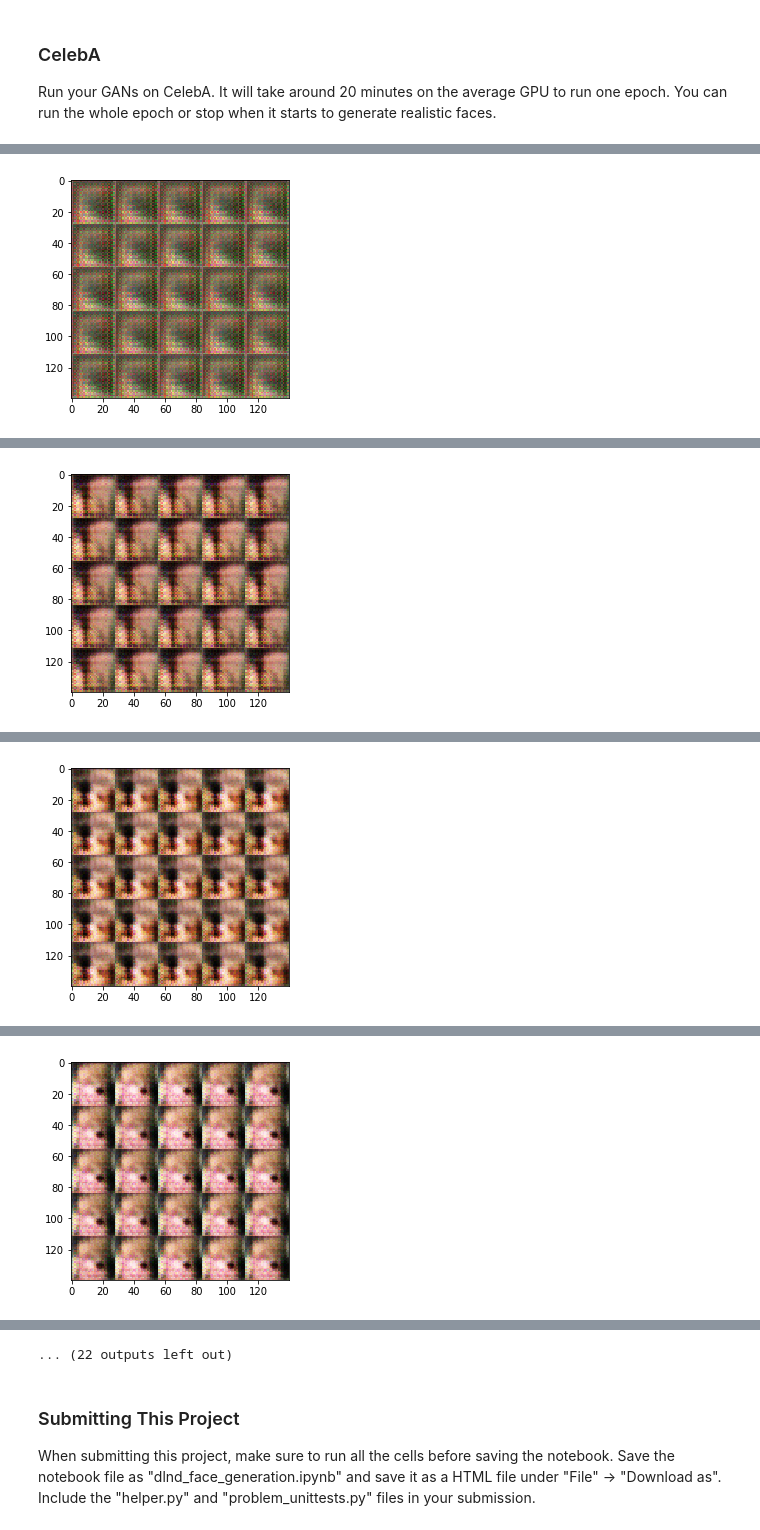
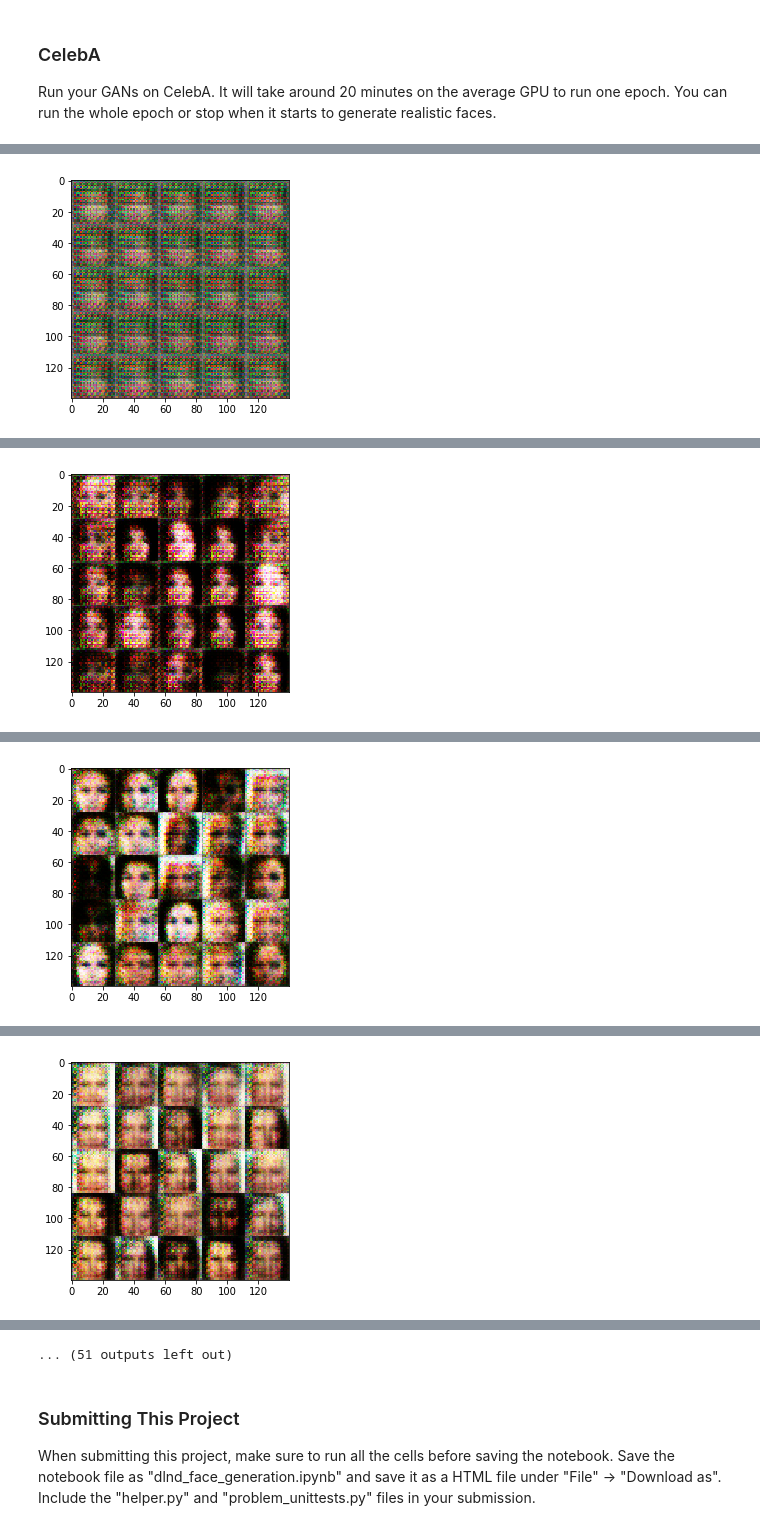
Before and after one commit to gilakos/deep-learning-foundations, a Jupyter notebook: 4_P_GenerateNewFaces/dlnd_face_generation-GA.ipynb, the cells around one changed output, grey strips where cells are left out. Cells and saved outputs as stored; diff of their text form; code cells hidden in the pictures.

Commit message:
Feat: P_4 Submission 2
Updates to smoothing, kernel initialization, and alpha parameters

```diff
--- a/4_P_GenerateNewFaces/dlnd_face_generation-GA.ipynb
+++ b/4_P_GenerateNewFaces/dlnd_face_generation-GA.ipynb
@@ -310,6 +372,9 @@ def model_loss(input_real, input_z, out_channel_dim):
     """
     # TODO: Implement Function
 
+    # Define loss smoothing
+    smooth = 0.1
+
     # Create generator model
     g_model = generator(input_z, out_channel_dim)
     # Create discriminator models
@@ -318,7 +383,7 @@ def model_loss(input_real, input_z, out_channel_dim):
 
     # Calc d loss - include smoothing in real
     d_loss_real = tf.reduce_mean(
-        tf.nn.sigmoid_cross_entropy_with_logits(logits=d_logits_real, labels=tf.ones_like(d_logits_real)*0.9))
+        tf.nn.sigmoid_cross_entropy_with_logits(logits=d_logits_real, labels=tf.ones_like(d_logits_real)*smooth))
     d_loss_fake = tf.reduce_mean(
         tf.nn.sigmoid_cross_entropy_with_logits(logits=d_logits_fake, labels=tf.zeros_like(d_logits_fake)))
 
@@ -583,7 +648,7 @@ Run your GANs on CelebA.  It will take around 20 minutes on the average GPU to r
 # %%
 batch_size = 64
 z_dim = 128
-learning_rate = 0.0001
+learning_rate = 0.0002
 beta1 = 0.5
 
 
@@ -610 +675 @@ Epoch 1/1... Discriminator Loss: 1.2700... Generator Loss: 0.9848
-[figure, old version]
+[figure, new version]
@@ -621 +686 @@ Epoch 1/1... Discriminator Loss: 1.2890... Generator Loss: 0.8360
-[figure, old version]
+[figure, new version]
@@ -632 +697 @@ Epoch 1/1... Discriminator Loss: 1.2585... Generator Loss: 0.9472
-[figure, old version]
+[figure, new version]
@@ -643 +708 @@ Epoch 1/1... Discriminator Loss: 1.3682... Generator Loss: 1.2140
-[figure, old version]
+[figure, new version]
@@ -666,4 +731,4 @@ Epoch 1/1... Discriminator Loss: 1.3473... Generator Loss: 0.8229
-... (22 outputs left out)
+... (51 outputs left out)
 # %% [markdown]
 ### Submitting This Project
 When submitting this project, make sure to run all the cells before saving the notebook. Save the notebook file as "dlnd_face_generation.ipynb" and save it as a HTML file under "File" -> "Download as". Include the "helper.py" and "problem_unittests.py" files in your submission.
```
Also changed, not shown: parts of 4 cells of this notebook, 2 other files.
